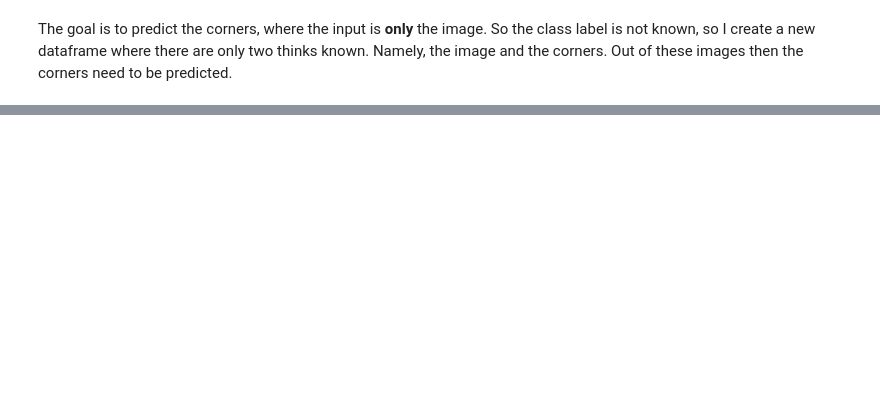
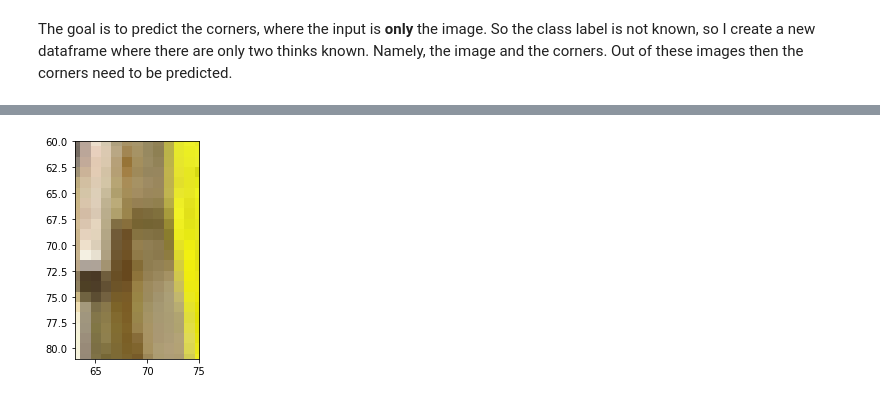
Before and after one commit to TanjaCrijns/MLIP-BigAITuna, a Jupyter notebook: notebooks/Predict boxes.ipynb, the cells around one changed output, grey strips where cells are left out. Cells and saved outputs as stored; diff of their text form; code cells hidden in the pictures; blank space fills up the shorter version.

```diff
--- a/notebooks/Predict boxes.ipynb
+++ b/notebooks/Predict boxes.ipynb
@@ -77,0 +101,9 @@ print y_train[0,:]
+# %%
+fig, ax = plt.subplots(1)
+ax.imshow(X_valid[60,:,:,:].transpose(1,2,0))
+co_x, co_y, height, width = y_valid[60,:]
+plt.xlim(co_x, co_x+width)
+plt.ylim(co_y+height, co_y)
+plt.show()
+# %% [output]
+[figure, added]
```
Also changed, not shown: parts of 7 cells of this notebook.
